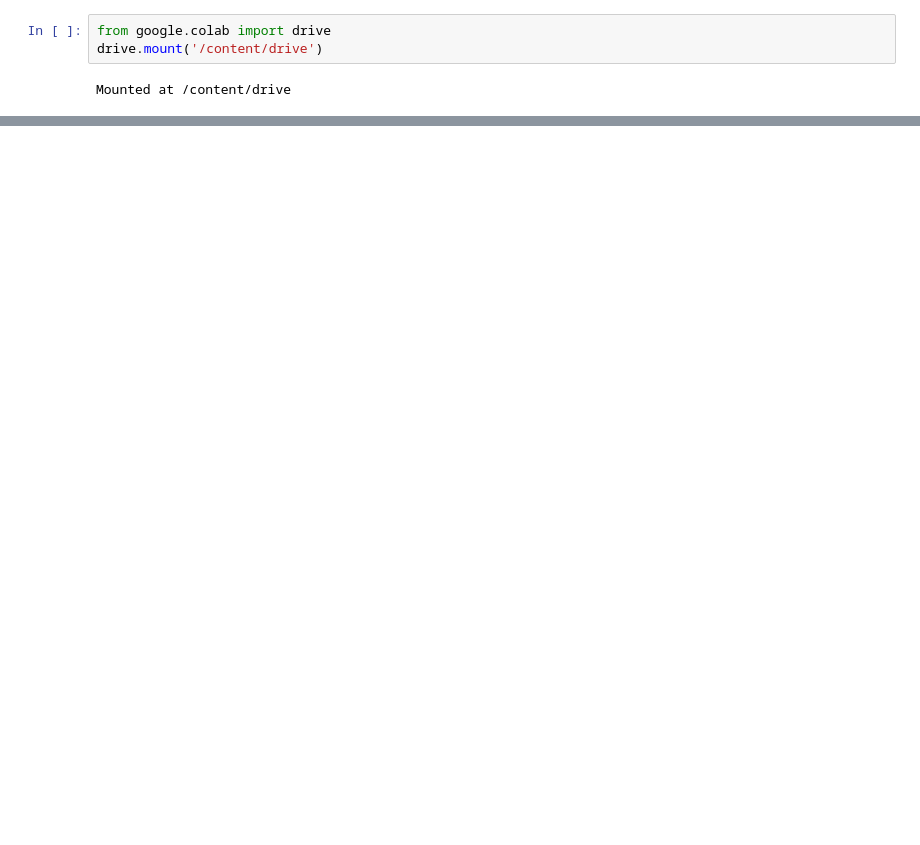
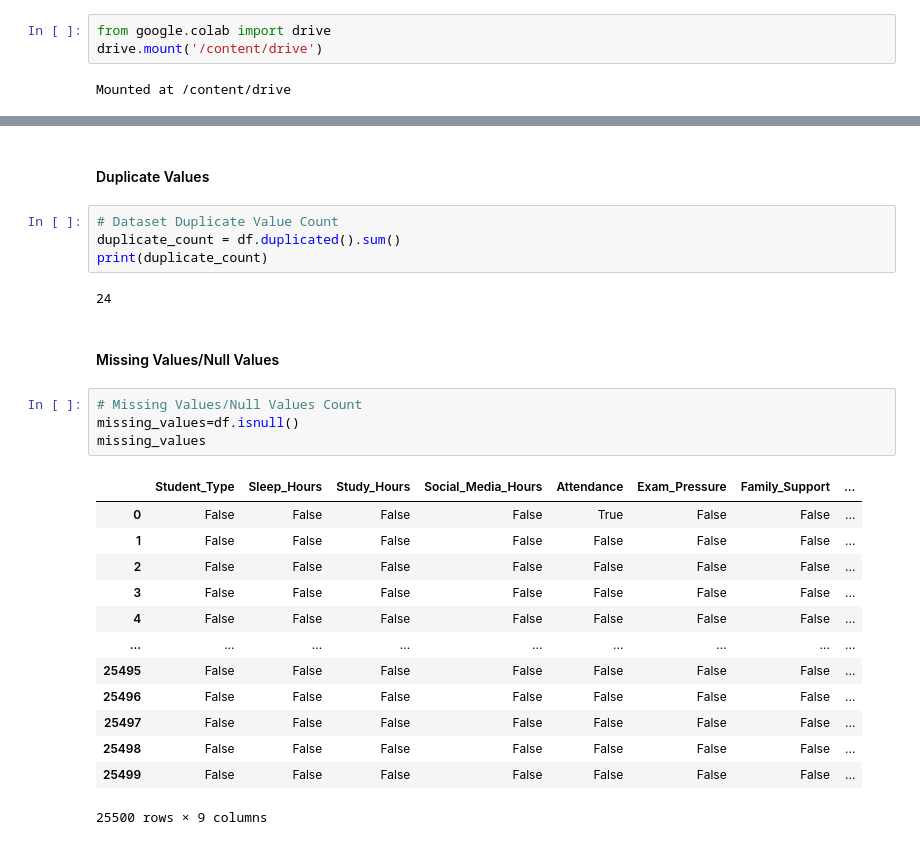
Before and after one commit to Bhuvneshwari19/student-lifestyle-stress-prediction, a Jupyter notebook: student_lifestyle_stress_prediction.ipynb, the cells around one changed output, grey strips where cells are left out. Drawn from its saved outputs; the diff is of its cells as text; blank space fills up the shorter version.

```diff
--- a/student_lifestyle_stress_prediction.ipynb
+++ b/student_lifestyle_stress_prediction.ipynb
@@ -992,0 +128,28 @@ plt.show()
+# %% [markdown]
+#### Duplicate Values
+# %%
+# Dataset Duplicate Value Count
+duplicate_count = df.duplicated().sum()
+print(duplicate_count)
+# %% [output]
+24
+# %% [markdown]
+#### Missing Values/Null Values
+# %%
+# Missing Values/Null Values Count
+missing_values=df.isnull()
+missing_values
+# %% [output]
+|  | Student_Type | Sleep_Hours | Study_Hours | Social_Media_Hours | Attendance | Exam_Pressure | Family_Support | ... |
+| 0 | False | False | False | False | True | False | False | ... |
+| 1 | False | False | False | False | False | False | False | ... |
+| 2 | False | False | False | False | False | False | False | ... |
+| 3 | False | False | False | False | False | False | False | ... |
+| 4 | False | False | False | False | False | False | False | ... |
+| ... | ... | ... | ... | ... | ... | ... | ... | ... |
+| 25495 | False | False | False | False | False | False | False | ... |
+| 25496 | False | False | False | False | False | False | False | ... |
+| 25497 | False | False | False | False | False | False | False | ... |
+| 25498 | False | False | False | False | False | False | False | ... |
+| 25499 | False | False | False | False | False | False | False | ... |
+25500 rows × 9 columns
```
Also changed, not shown: parts of 283 cells of this notebook.
